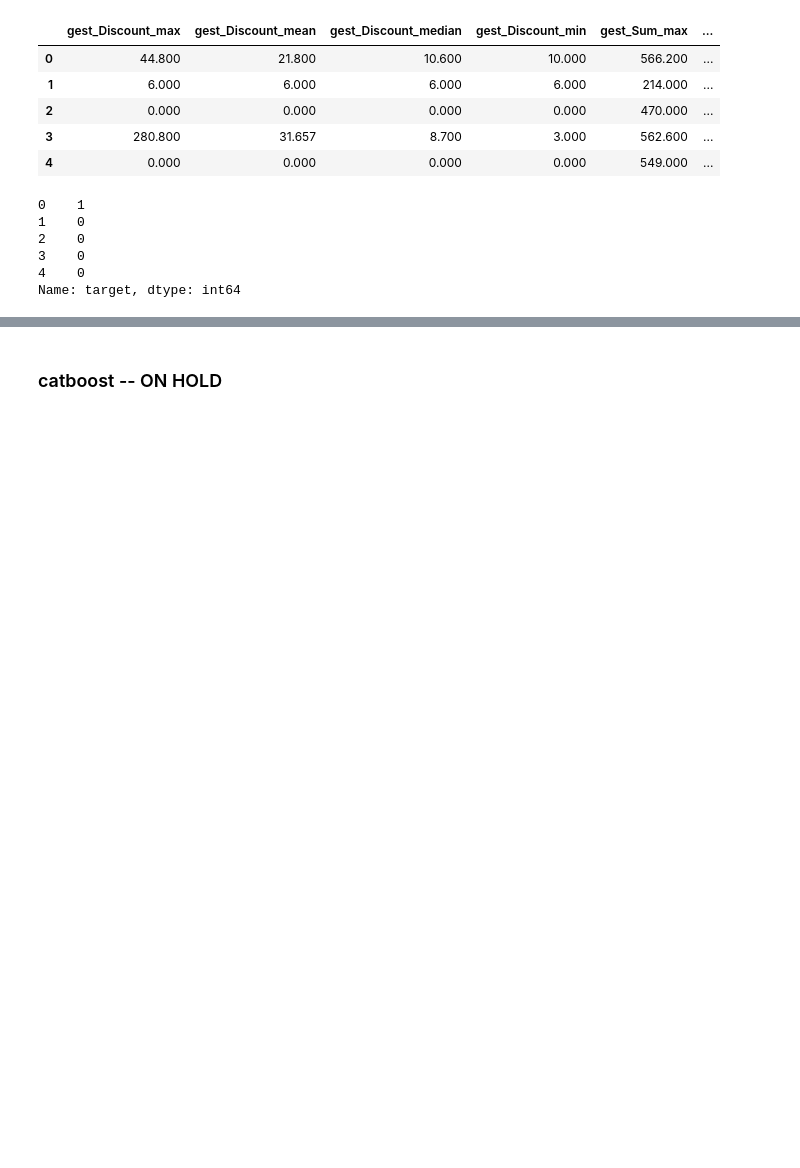
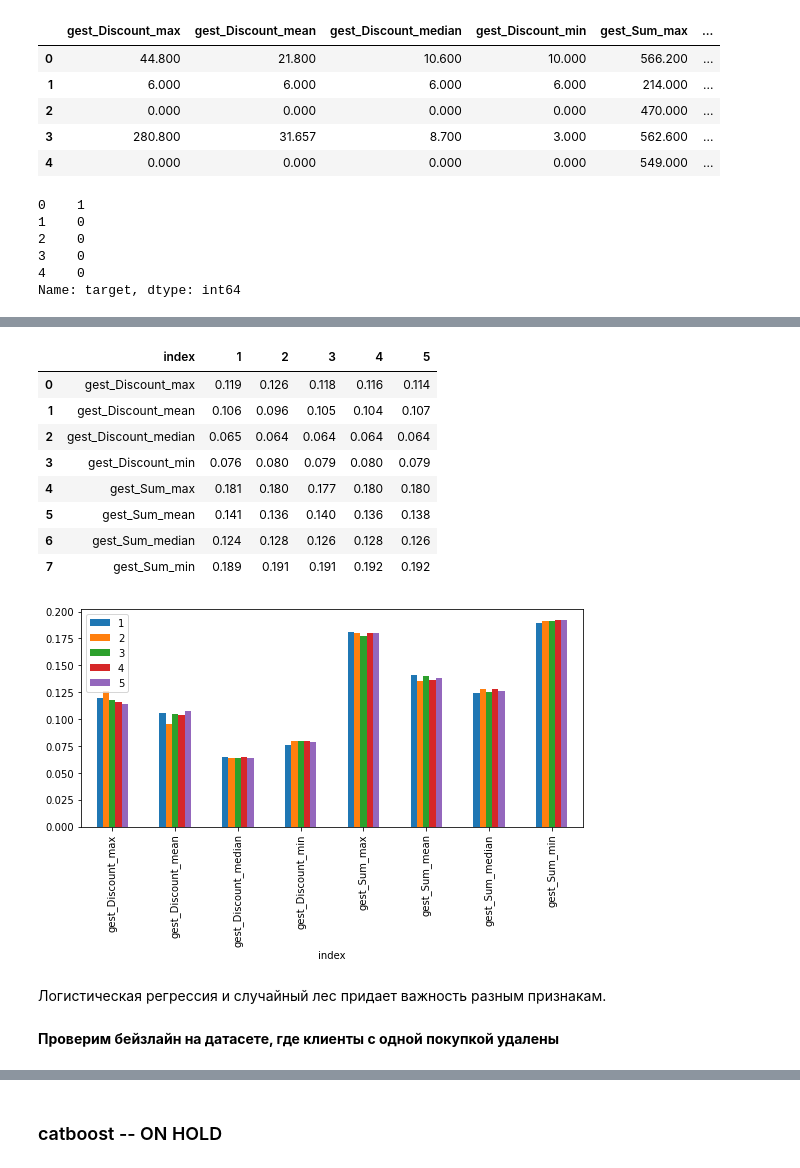
Before and after one commit to snakerzr/cupcake_churn_prediction, a Jupyter notebook: notebook.ipynb, the cells around one changed output, grey strips where cells are left out. Drawn from its saved outputs; the diff is of its cells as text; code cells hidden in the pictures; blank space fills up the shorter version.

```diff
--- a/notebook.ipynb
+++ b/notebook.ipynb
@@ -1170,4 +1175,4 @@ tree_cv_new = cross_validate(tree,X,y,cv=5,scoring='roc_auc')
 # %%
 # Случайный лес
 forest = RandomForestClassifier()
-forest_cv_new = cross_validate(forest,X,y,cv=5,scoring='roc_auc')
+forest_cv = cross_validate(forest,X,y,cv=cv,scoring='roc_auc',return_estimator=True)
@@ -1264,0 +1238,24 @@ plt.show()
+# %%
+rf_fi = {}
+for n, model in enumerate(forest_cv['estimator']):
+    rf_fi[n+1] = model.feature_importances_
+rf_fi
+rf_fi = pd.DataFrame(rf_fi,index=X.columns).reset_index()
+display(rf_fi)
+rf_fi.plot(x='index', y=[1,2,3,4,5], kind="bar",figsize=(9,4))
+plt.show()
+# %% [output]
+|  | index | 1 | 2 | 3 | 4 | 5 |
+| 0 | gest_Discount_max | 0.119 | 0.126 | 0.118 | 0.116 | 0.114 |
+| 1 | gest_Discount_mean | 0.106 | 0.096 | 0.105 | 0.104 | 0.107 |
+| 2 | gest_Discount_median | 0.065 | 0.064 | 0.064 | 0.064 | 0.064 |
+| 3 | gest_Discount_min | 0.076 | 0.080 | 0.079 | 0.080 | 0.079 |
+| 4 | gest_Sum_max | 0.181 | 0.180 | 0.177 | 0.180 | 0.180 |
+| 5 | gest_Sum_mean | 0.141 | 0.136 | 0.140 | 0.136 | 0.138 |
+| 6 | gest_Sum_median | 0.124 | 0.128 | 0.126 | 0.128 | 0.126 |
+| 7 | gest_Sum_min | 0.189 | 0.191 | 0.191 | 0.192 | 0.192 |
+[figure, added]
+# %% [markdown]
+Логистическая регрессия и случайный лес придает важность разным признакам.
+# %% [markdown]
+**Проверим бейзлайн на датасете, где клиенты с одной покупкой удалены**
```
Also changed, not shown: parts of 45 cells of this notebook.
